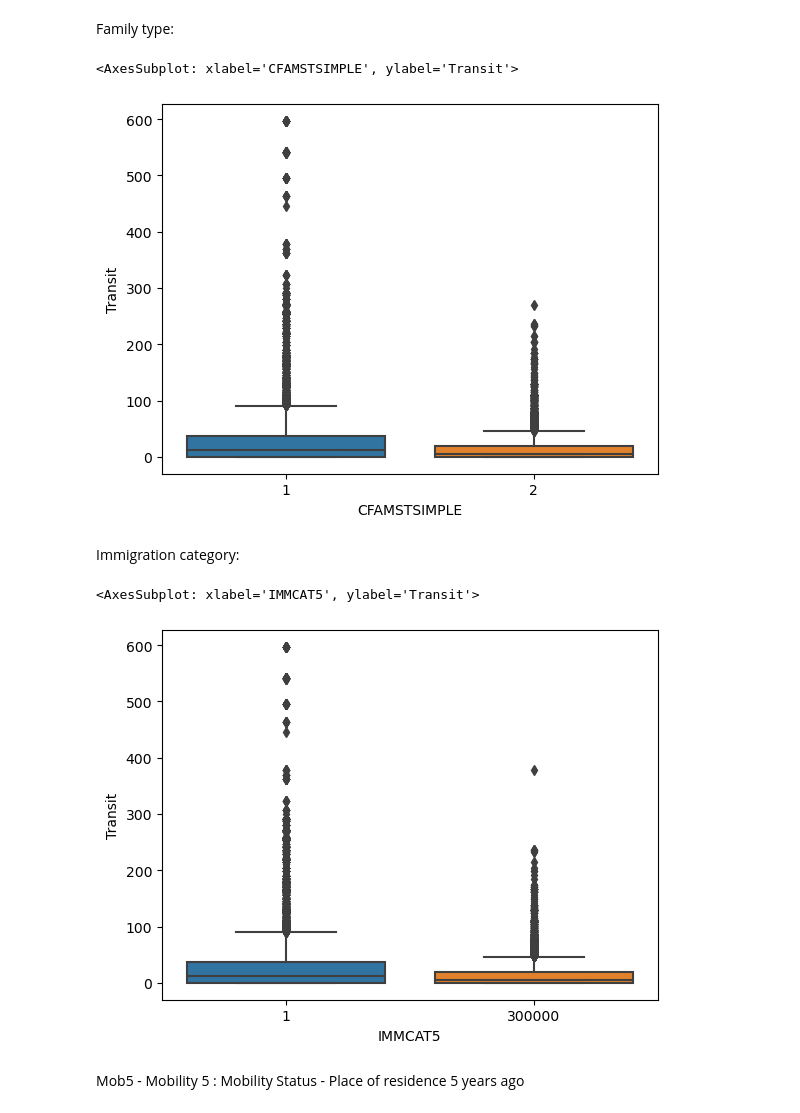
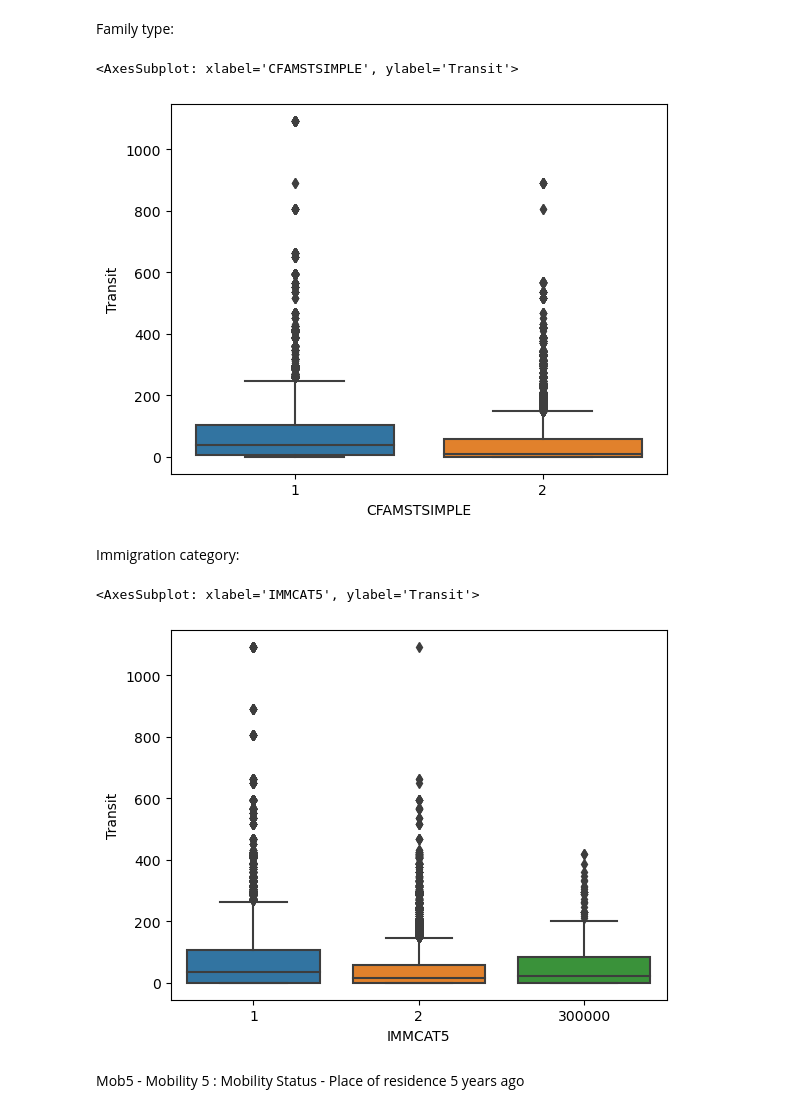
Before and after one commit to dias-bruno/CommuteCA, a Jupyter notebook: data-raw/make-data/01_test_data/02-Census-Test-Data-Toronto.ipynb, the cells around one changed output. Cells and saved outputs as stored; diff of their text form; code cells hidden in the pictures.

```diff
--- a/data-raw/make-data/01_test_data/02-Census-Test-Data-Toronto.ipynb
+++ b/data-raw/make-data/01_test_data/02-Census-Test-Data-Toronto.ipynb
@@ -232,7 +276,7 @@ p4 = prob_low / total
 
 probs = np.vstack([p1, p2, p3, p4]).T
 
-n = len(census_toronto_sa)
+n = len(census_GTAH_sa)
 prob_minus_3 = 0.03
 
 is_minus_3 = np.random.rand(n) < prob_minus_3
@@ -242,10 +286,10 @@ LoLIMA = []
 choices_core = [1, 2, 3, 4]
 
 for i in range(n):
-    if is_minus_3[i] or census_toronto_sa['CfInc_AT'][i] < 33000:
+    if is_minus_3[i] or census_GTAH_sa['CfInc_AT'][i] < 33000:
         LoLIMA.append(-3)
     else:
         LoLIMA.append(np.random.choice(choices_core, p=probs[i]))
 
-census_toronto_sa['LoLIMA'] = LoLIMA
+census_GTAH_sa['LoLIMA'] = LoLIMA
 # %%
@@ -268,7 +312,7 @@ p4 = prob_high / total
 
 probs = np.vstack([p1, p2, p3, p4]).T
 
-n = len(census_toronto_sa)
+n = len(census_GTAH_sa)
 prob_minus_2 = 0.02
 
 is_minus_2 = np.random.rand(n) < prob_minus_2
@@ -283,5 +327,5 @@ for i in range(n):
     else:
         ACTLMFLG.append(np.random.choice(choices_core, p=probs[i]))
 
-census_toronto_sa['ACTLMFLG'] = ACTLMFLG
+census_GTAH_sa['ACTLMFLG'] = ACTLMFLG
 # %%
@@ -292,26 +336,27 @@ sns.boxplot(data=census_toronto_sa, x='ACTLMFLG', y='SA_i')
 # %% [markdown]
 Family type:
 # %%
-centered = census_toronto_sa['SA_i'] - census_toronto_sa['SA_i'].median()
+centered = census_GTAH_sa['Car-motor'] - census_GTAH_sa['Car-motor'].median()
 prob_gender_1 = 1 - expit(centered * 0.005)
-census_toronto_sa['CFAMSTSIMPLE'] = np.random.binomial(1, prob_gender_1) + 1
+census_GTAH_sa['CFAMSTSIMPLE'] = np.random.binomial(1, prob_gender_1) + 1
 # %%
-sns.boxplot(data=census_toronto_sa, x='CFAMSTSIMPLE', y='Transit')
+sns.boxplot(data=census_GTAH_sa, x='CFAMSTSIMPLE', y='Transit')
 # %% [output]
 <AxesSubplot: xlabel='CFAMSTSIMPLE', ylabel='Transit'>
-[figure, old version]
+[figure, new version]
 # %% [markdown]
 Immigration category:
 # %%
-centered = census_toronto_sa['SA_i'] - census_toronto_sa['SA_i'].median()
+centered = census_GTAH_sa['Transit'] - census_GTAH_sa['Transit'].median()
 prob_gender_1 = 1 - expit(centered * 0.005)
-census_toronto_sa['IMMCAT5'] = np.random.binomial(1, prob_gender_1) + 1
-census_toronto_sa.loc[census_toronto_sa['IMMCAT5'] == 2, 'IMMCAT5'] = 300000
+census_GTAH_sa['IMMCAT5'] = np.random.binomial(1, prob_gender_1) + 1
+rows = census_GTAH_sa.sample(frac=0.01, random_state=51)
+census_GTAH_sa.loc[rows.index, 'IMMCAT5'] = 300000
 # %%
-sns.boxplot(data=census_toronto_sa, x='IMMCAT5', y='Transit')
+sns.boxplot(data=census_GTAH_sa, x='IMMCAT5', y='Transit')
 # %% [output]
 <AxesSubplot: xlabel='IMMCAT5', ylabel='Transit'>
-[figure, old version]
+[figure, new version]
 # %% [markdown]
 Mob5 - Mobility 5 : Mobility Status - Place of residence 5 years ago
 # %%
```
Also changed, not shown: parts of 72 cells of this notebook, 1 other file.
